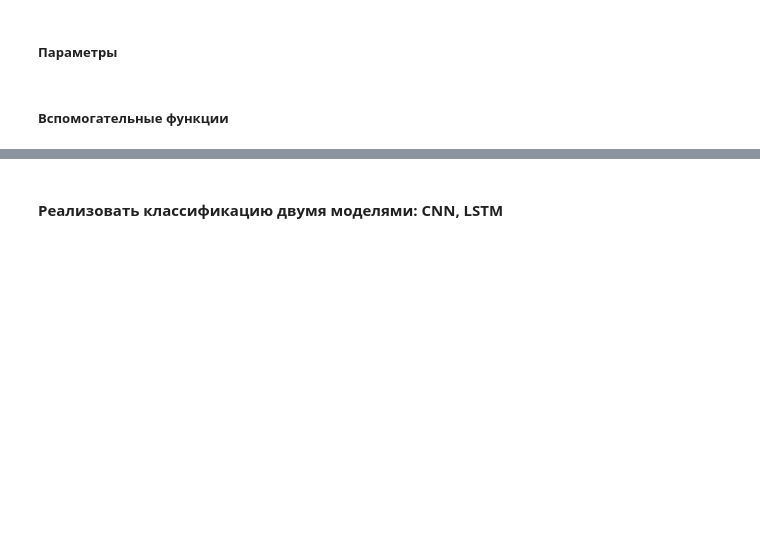
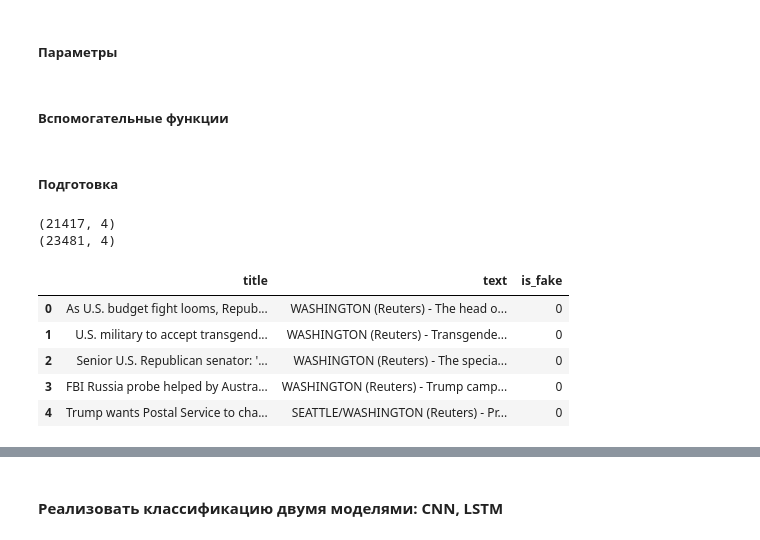
Before and after one commit to danilkladnitsky/nlp-tasks, a Jupyter notebook: hw_4/task.ipynb, the cells around one changed output, grey strips where cells are left out. Drawn from its saved outputs; the diff is of its cells as text; code cells hidden in the pictures; blank space fills up the shorter version.

```diff
--- a/hw_4/task.ipynb
+++ b/hw_4/task.ipynb
@@ -42,2 +34,8 @@ DATASET_URL=
+# %%
+RANDOM_STATE = 1234
+MAX_ROWS = 2000
+
+DATASET_TRUE_URL = "https://raw.githubusercontent.com/danilkladnitsky/nlp-tasks/hw_4/hw_4/true.csv"
+DATASET_FAKE_URL = "https://raw.githubusercontent.com/danilkladnitsky/nlp-tasks/hw_4/hw_4/fake.csv"
 # %% [markdown]
 ##### Вспомогательные функции
@@ -47,0 +67,34 @@ def download_file(url, filename):
+# %% [markdown]
+##### Подготовка
+# %%
+download_file(DATASET_TRUE_URL, 'true.csv')
+download_file(DATASET_FAKE_URL, 'fake.csv')
+
+true_news_frame = pd.read_csv('true.csv', skiprows=SKIP_ROWS)
+fake_news_frame = pd.read_csv('fake.csv', skiprows=SKIP_ROWS)
+# %%
+print(true_news_frame.shape)
+print(fake_news_frame.shape)
+# %% [output]
+(21417, 4)
+(23481, 4)
+# %%
+fake_news_frame.reset_index(drop=True, inplace=True)
+fake_news_frame['is_fake'] = 1
+fake_news_frame.drop(columns=['subject', 'date'], inplace=True)
+fake_news_frame = fake_news_frame.head(MAX_ROWS)
+
+
+true_news_frame.reset_index(drop=True, inplace=True)
+true_news_frame['is_fake'] = 0
+true_news_frame.drop(columns=['subject', 'date'], inplace=True)
+true_news_frame = true_news_frame.head(MAX_ROWS)
+# %%
+true_news_frame.head(5)
+# %% [output]
+|  | title | text | is_fake |
+| 0 | As U.S. budget fight looms, Repub... | WASHINGTON (Reuters) - The head o... | 0 |
+| 1 | U.S. military to accept transgend... | WASHINGTON (Reuters) - Transgende... | 0 |
+| 2 | Senior U.S. Republican senator: '... | WASHINGTON (Reuters) - The specia... | 0 |
+| 3 | FBI Russia probe helped by Austra... | WASHINGTON (Reuters) - Trump camp... | 0 |
+| 4 | Trump wants Postal Service to cha... | SEATTLE/WASHINGTON (Reuters) - Pr... | 0 |
```
Also changed, not shown: parts of 18 cells of this notebook, 4 other files.
